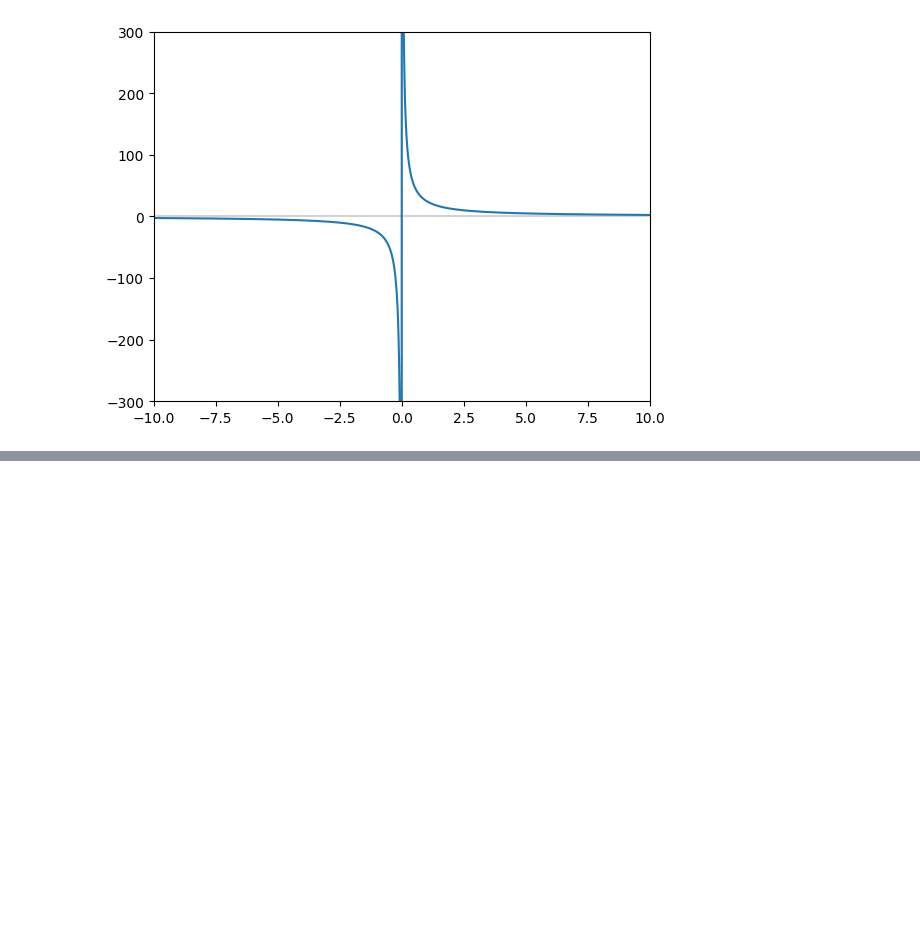
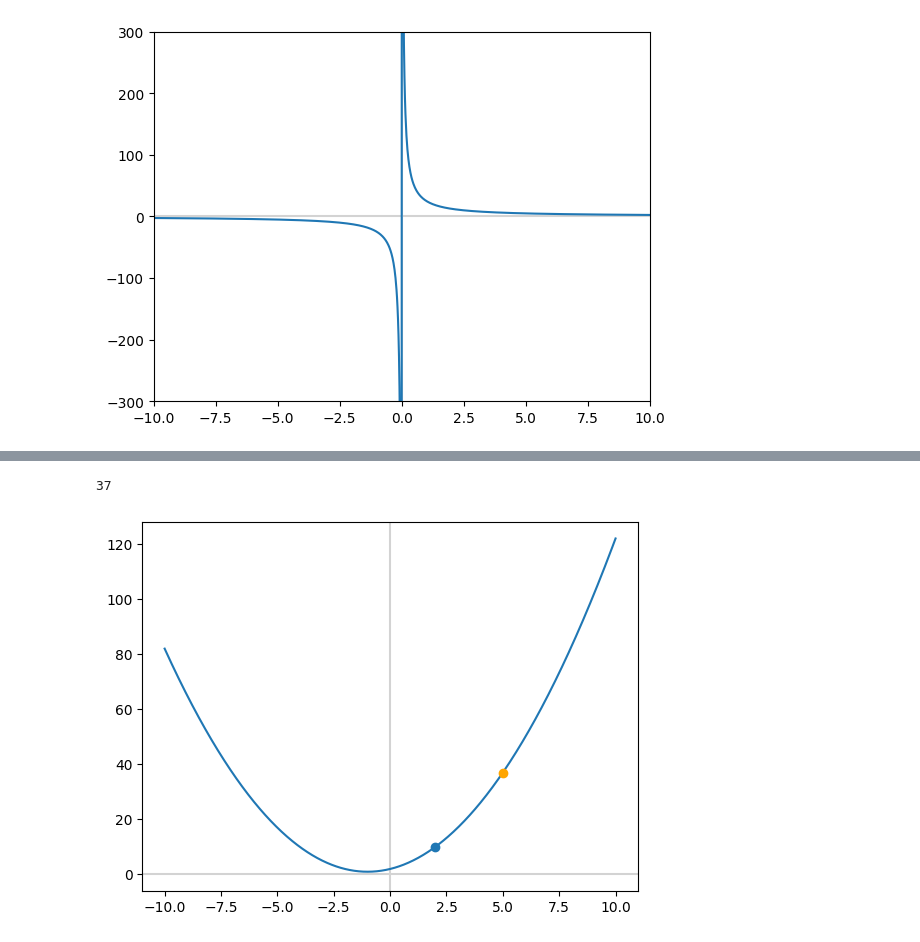
Before and after one commit to fakhar-iqbal/Machine_Learning_Fundamentals, a Jupyter notebook: Calculus_1.ipynb, the cells around one changed output, grey strips where cells are left out. Cells and saved outputs as stored; diff of their text form; code cells hidden in the pictures; blank space fills up the shorter version.

```diff
--- a/Calculus_1.ipynb
+++ b/Calculus_1.ipynb
@@ -219,0 +257,13 @@ _ = ax.plot(x,y)
+# %%
+f(5)
+# %% [output]
+37
+# %%
+fig,ax = plt.subplots()
+plt.axvline(x=0,color='lightgray')
+plt.axhline(y=0,color='lightgray')
+plt.scatter(2,10)
+plt.scatter(5,37,c='orange',zorder=3)
+_ = ax.plot(x,y)
+# %% [output]
+[figure, added]
```
Also changed, not shown: parts of 41 cells of this notebook.
